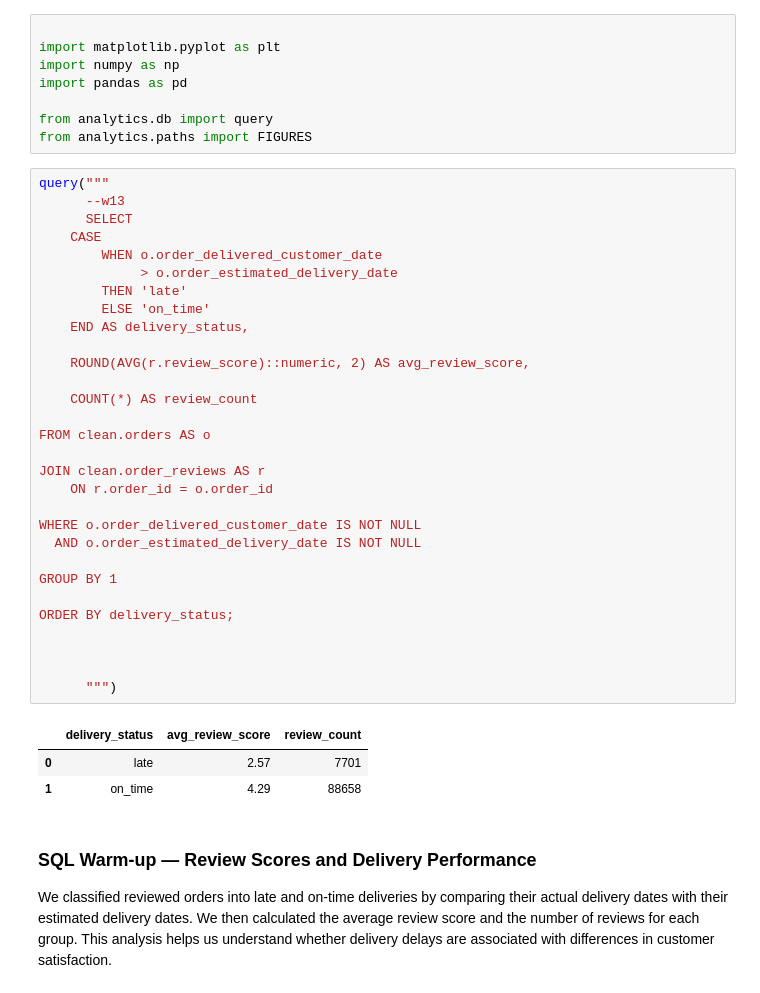
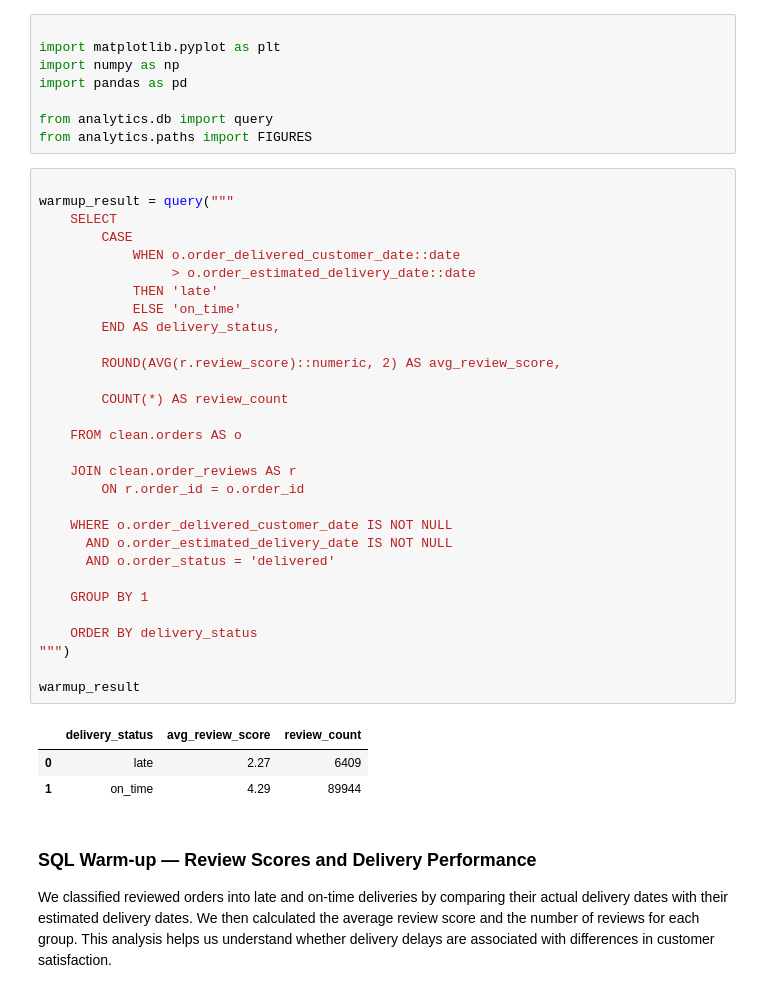
Before and after one commit to anooswajeeh2004/analytics-portfolio, a Jupyter notebook: notebooks/day-13-uncertainty.ipynb, the cells around one changed output. Drawn from its saved outputs; the diff is of its cells as text.

```diff
--- a/notebooks/day-13-uncertainty.ipynb
+++ b/notebooks/day-13-uncertainty.ipynb
@@ -7,39 +7,39 @@ import pandas as pd
 from analytics.db import query
 from analytics.paths import FIGURES
 # %%
-query("""
-      --w13
-      SELECT
-    CASE
-        WHEN o.order_delivered_customer_date
-             > o.order_estimated_delivery_date
-        THEN 'late'
-        ELSE 'on_time'
-    END AS delivery_status,
 
-    ROUND(AVG(r.review_score)::numeric, 2) AS avg_review_score,
+warmup_result = query("""
+    SELECT
+        CASE
+            WHEN o.order_delivered_customer_date::date
+                 > o.order_estimated_delivery_date::date
+            THEN 'late'
+            ELSE 'on_time'
+        END AS delivery_status,
 
-    COUNT(*) AS review_count
+        ROUND(AVG(r.review_score)::numeric, 2) AS avg_review_score,
 
-FROM clean.orders AS o
+        COUNT(*) AS review_count
 
-JOIN clean.order_reviews AS r
-    ON r.order_id = o.order_id
+    FROM clean.orders AS o
 
-WHERE o.order_delivered_customer_date IS NOT NULL
-  AND o.order_estimated_delivery_date IS NOT NULL
+    JOIN clean.order_reviews AS r
+        ON r.order_id = o.order_id
 
-GROUP BY 1
+    WHERE o.order_delivered_customer_date IS NOT NULL
+      AND o.order_estimated_delivery_date IS NOT NULL
+      AND o.order_status = 'delivered'
 
-ORDER BY delivery_status;
+    GROUP BY 1
 
+    ORDER BY delivery_status
+""")
 
-
-      """)
+warmup_result
 # %% [output]
 |  | delivery_status | avg_review_score | review_count |
-| 0 | late | 2.57 | 7701 |
-| 1 | on_time | 4.29 | 88658 |
+| 0 | late | 2.27 | 6409 |
+| 1 | on_time | 4.29 | 89944 |
 # %% [markdown]
 
 ### SQL Warm-up — Review Scores and Delivery Performance
```
Also changed, not shown: parts of 1 cell of this notebook, 2 other files.
